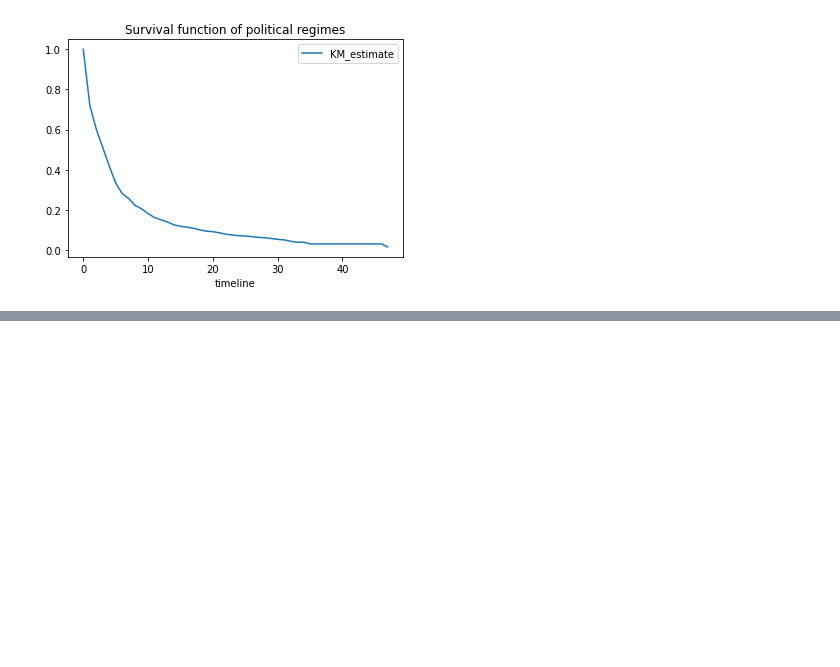
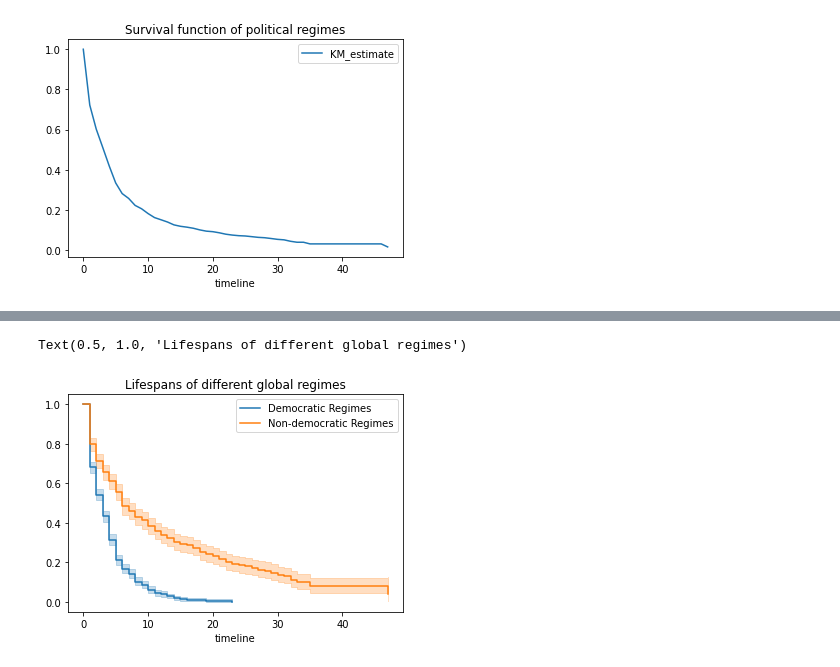
Before and after one commit to TomoyaOzawa-DA/Econometrics_models, a Jupyter notebook: Survival.ipynb, the cells around one changed output, grey strips where cells are left out. Cells and saved outputs as stored; diff of their text form; code cells hidden in the pictures; blank space fills up the shorter version.

```diff
--- a/Survival.ipynb
+++ b/Survival.ipynb
@@ -41,0 +54,15 @@ Text(0.5, 1.0, 'Survival function of political regimes')
+# %%
+ax = plt.subplot(111)
+
+dem = (data["democracy"] == "Democracy")
+
+kmf.fit(T[dem], event_observed=E[dem], label="Democratic Regimes")
+kmf.plot_survival_function(ax=ax)
+
+kmf.fit(T[~dem], event_observed=E[~dem], label="Non-democratic Regimes")
+kmf.plot_survival_function(ax=ax)
+
+plt.title("Lifespans of different global regimes")
+# %% [output]
+Text(0.5, 1.0, 'Lifespans of different global regimes')
+[figure, added]
```
Also changed, not shown: parts of 7 cells of this notebook.
